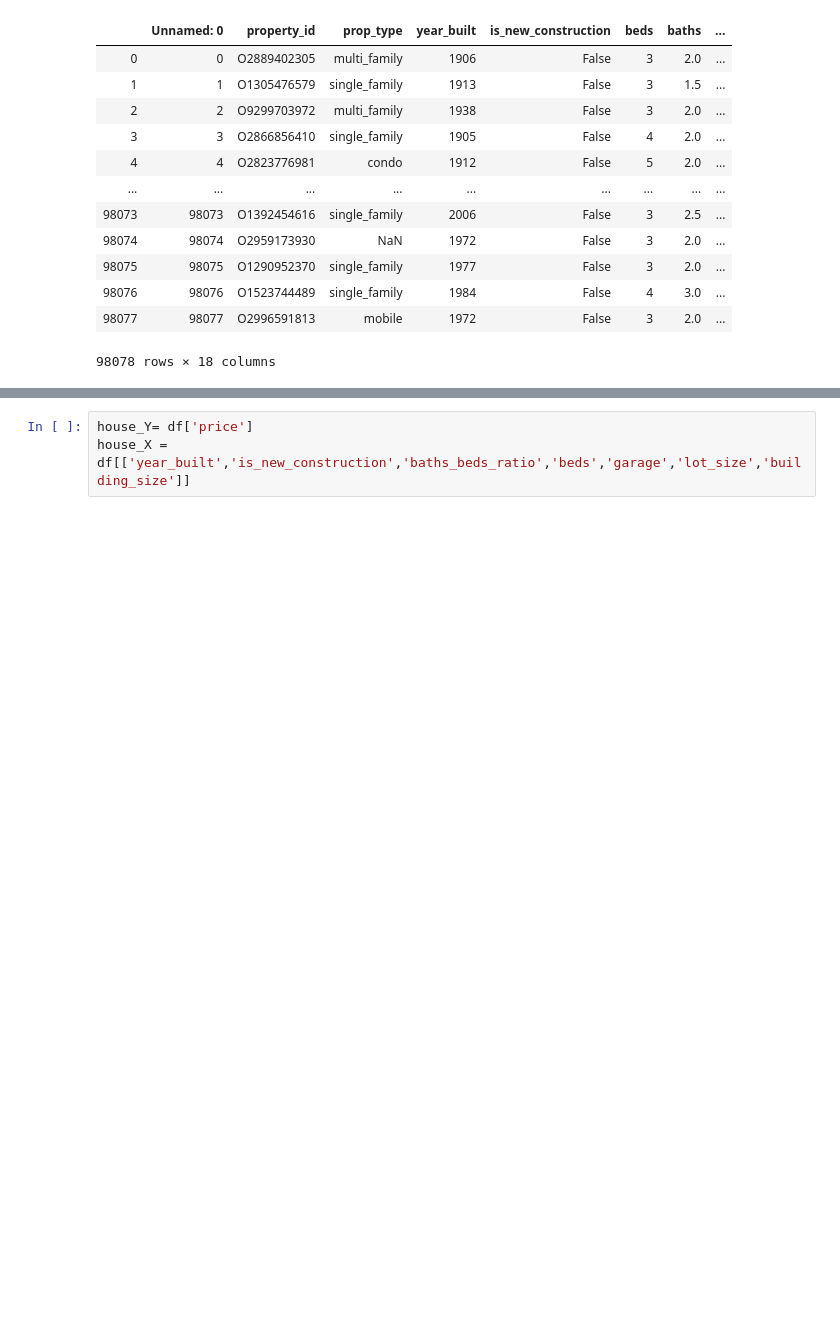
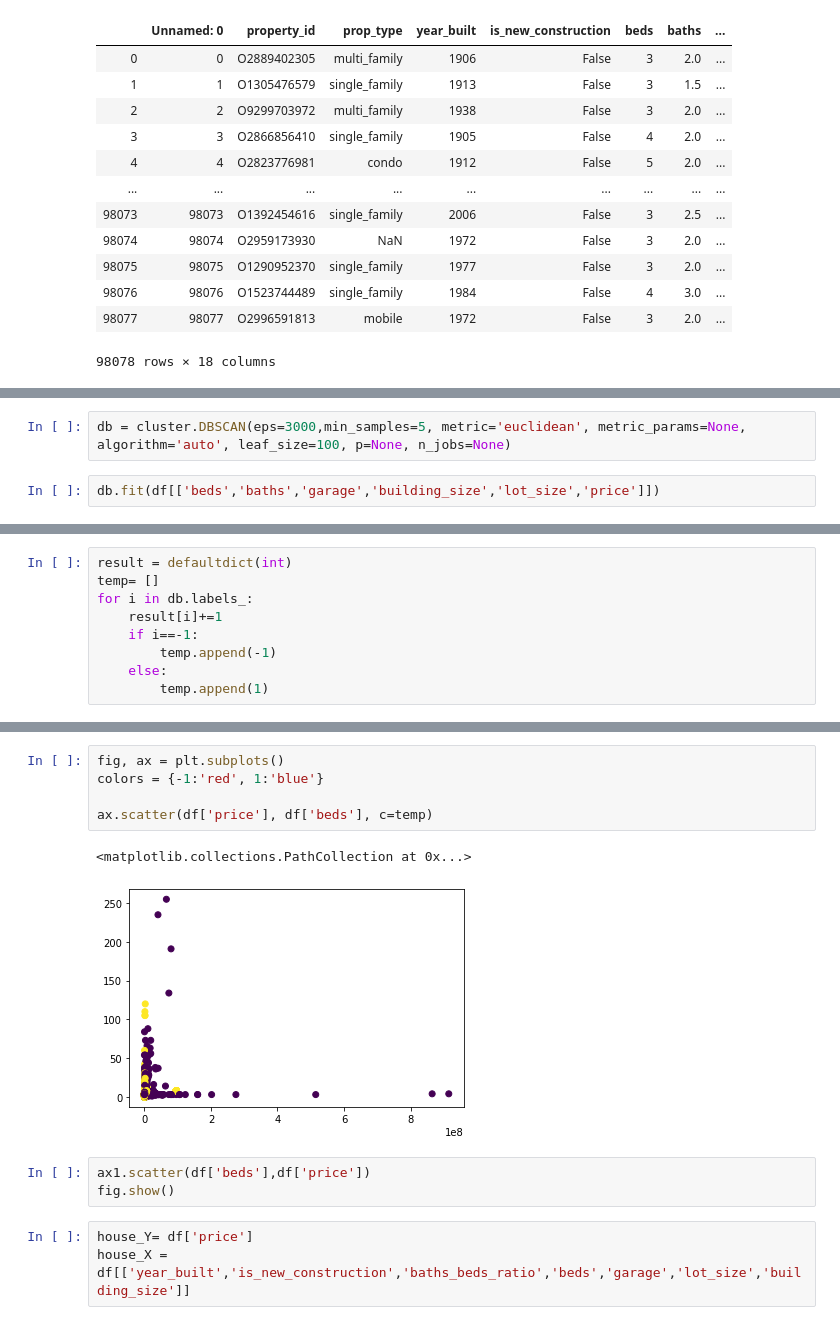
Before and after one commit to sakuraszy/STATS-170A-Group, a Jupyter notebook: Modeling/Baseline.ipynb, the cells around one changed output, grey strips where cells are left out. Drawn from its saved outputs; the diff is of its cells as text; blank space fills up the shorter version.

```diff
--- a/Modeling/Baseline.ipynb
+++ b/Modeling/Baseline.ipynb
@@ -25,0 +42,4 @@ df
+# %%
+db = cluster.DBSCAN(eps=3000,min_samples=5, metric='euclidean', metric_params=None, algorithm='auto', leaf_size=100, p=None, n_jobs=None)
+# %%
+db.fit(df[['beds','baths','garage','building_size','lot_size','price']])
@@ -25,0 +49,9 @@ df
+# %%
+result = defaultdict(int)
+temp= []
+for i in db.labels_:
+    result[i]+=1
+    if i==-1:
+        temp.append(-1)
+    else:
+        temp.append(1)
@@ -26,3 +78,14 @@ df
+# %%
+fig, ax = plt.subplots()
+colors = {-1:'red', 1:'blue'}
+
+ax.scatter(df['price'], df['beds'], c=temp)
+# %% [output]
+<matplotlib.collections.PathCollection at 0x...>
+[figure, added]
+# %%
+ax1.scatter(df['beds'],df['price'])
+fig.show()
 # %%
 house_Y= df['price']
 house_X = df[['year_built','is_new_construction','baths_beds_ratio','beds','garage','lot_size','building_size']]
```
Also changed, not shown: parts of 4 cells of this notebook.
